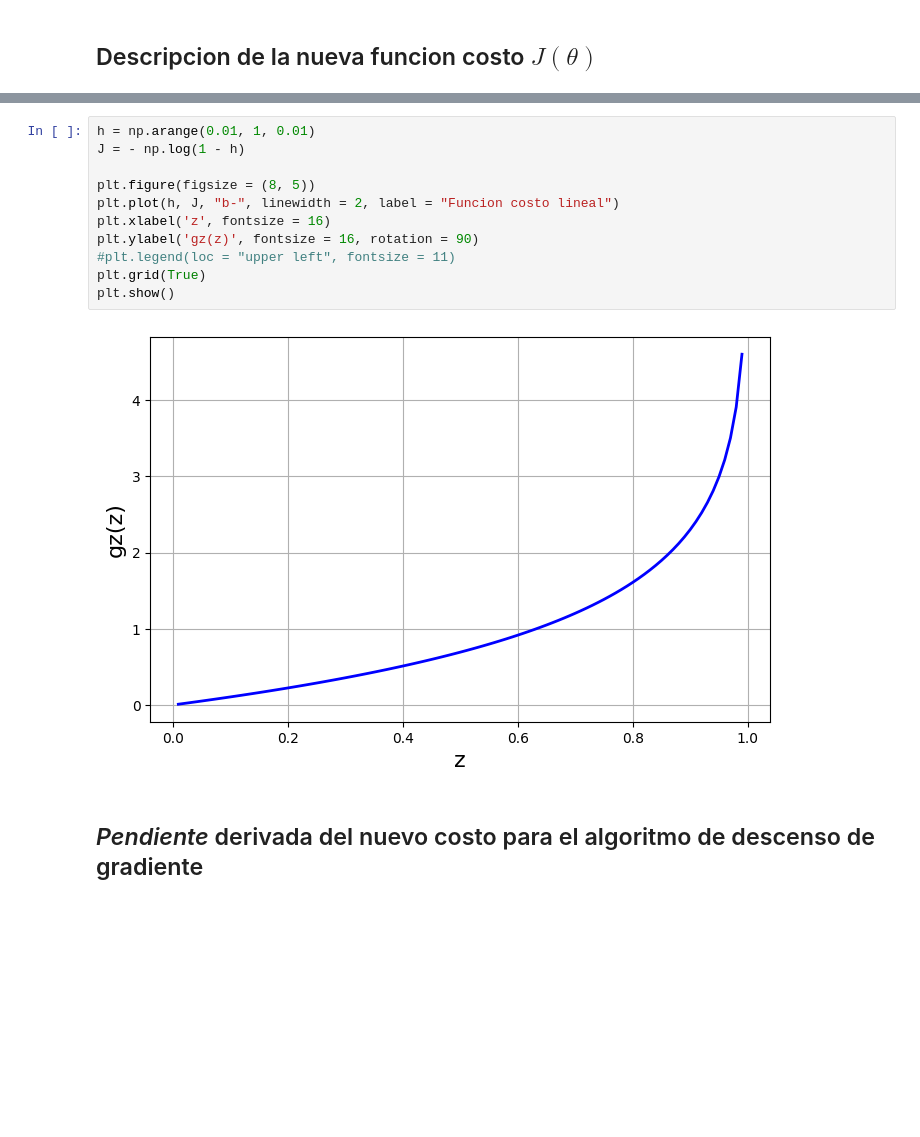
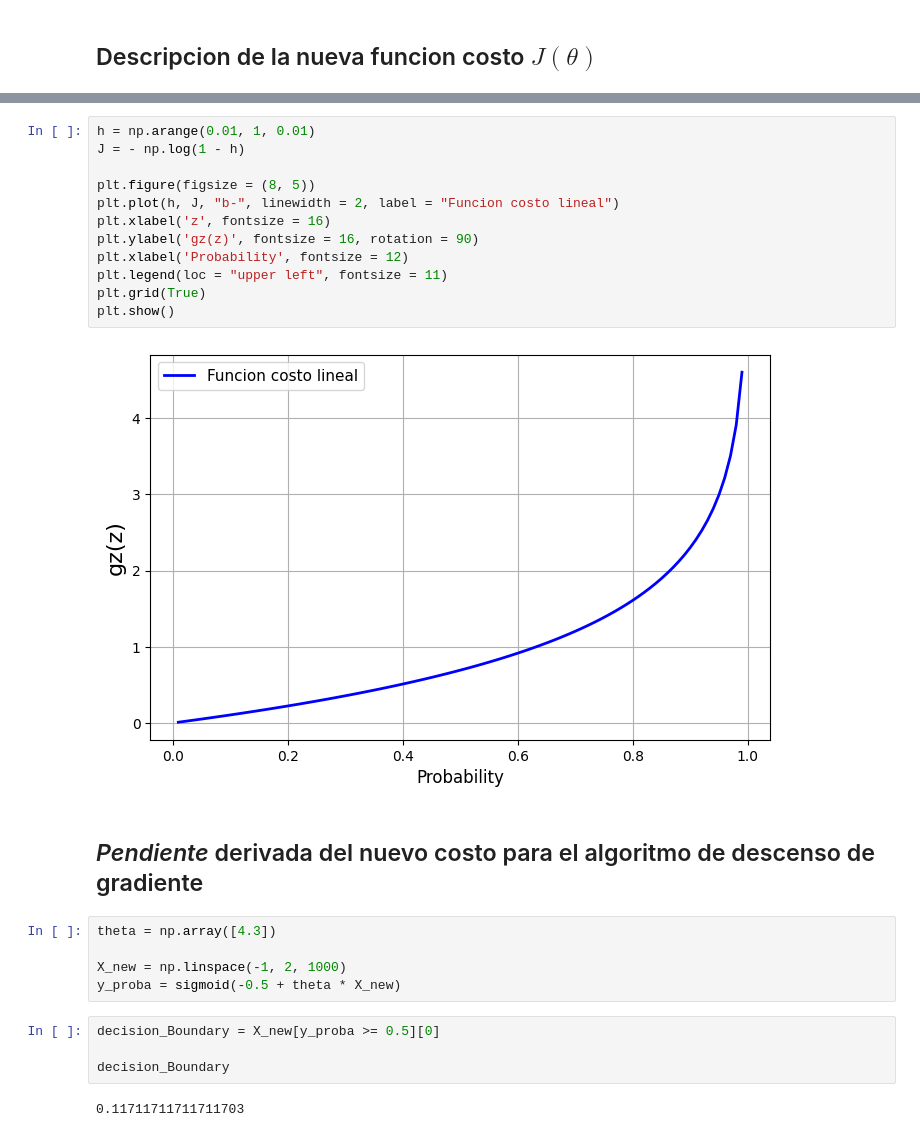
Before and after one commit to jorgeflorestn/MachineLearning_Notebooks, a Jupyter notebook: 02_Regresion_Logistica/10_Sigmoid_Cost_Functions.ipynb, the cells around one changed output, grey strips where cells are left out. Saved outputs shown, nothing was run; the diff lists cells and outputs as text; blank space fills up the shorter version.

```diff
--- a/02_Regresion_Logistica/10_Sigmoid_Cost_Functions.ipynb
+++ b/02_Regresion_Logistica/10_Sigmoid_Cost_Functions.ipynb
@@ -77,16 +77,28 @@ plt.show()
 # %%
 h = np.arange(0.01, 1, 0.01)
 J = - np.log(1 - h)
 
 plt.figure(figsize = (8, 5))
 plt.plot(h, J, "b-", linewidth = 2, label = "Funcion costo lineal")
 plt.xlabel('z', fontsize = 16)
 plt.ylabel('gz(z)', fontsize = 16, rotation = 90)
-#plt.legend(loc = "upper left", fontsize = 11)
+plt.xlabel('Probability', fontsize = 12)
+plt.legend(loc = "upper left", fontsize = 11)
 plt.grid(True)
 plt.show()
 # %% [output]
-[figure, old version]
+[figure, new version]
 # %% [markdown]
 ## *Pendiente* derivada del nuevo costo para el algoritmo de descenso de gradiente
+# %%
+theta = np.array([4.3])
+
+X_new = np.linspace(-1, 2, 1000)
+y_proba = sigmoid(-0.5 + theta * X_new)
+# %%
+decision_Boundary = X_new[y_proba >= 0.5][0]
+
+decision_Boundary
+# %% [output]
+0.11711711711711703
 # %%
```
Also changed, not shown: parts of 3 cells of this notebook, 5 other files.
